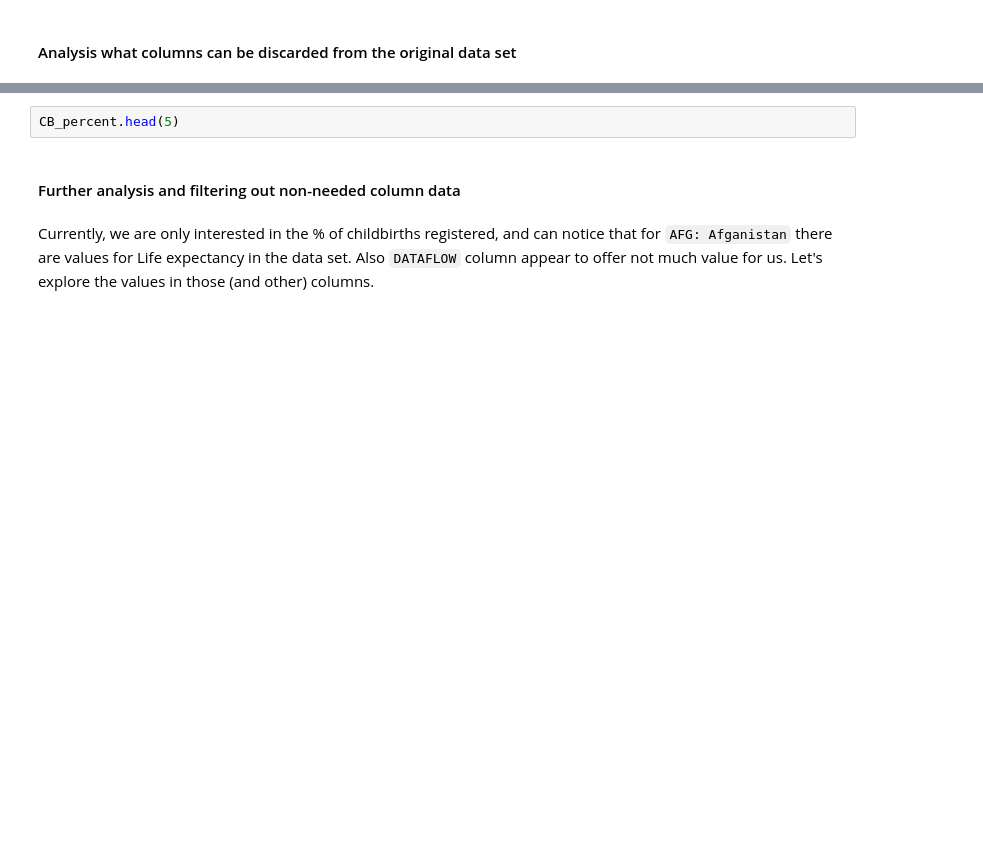
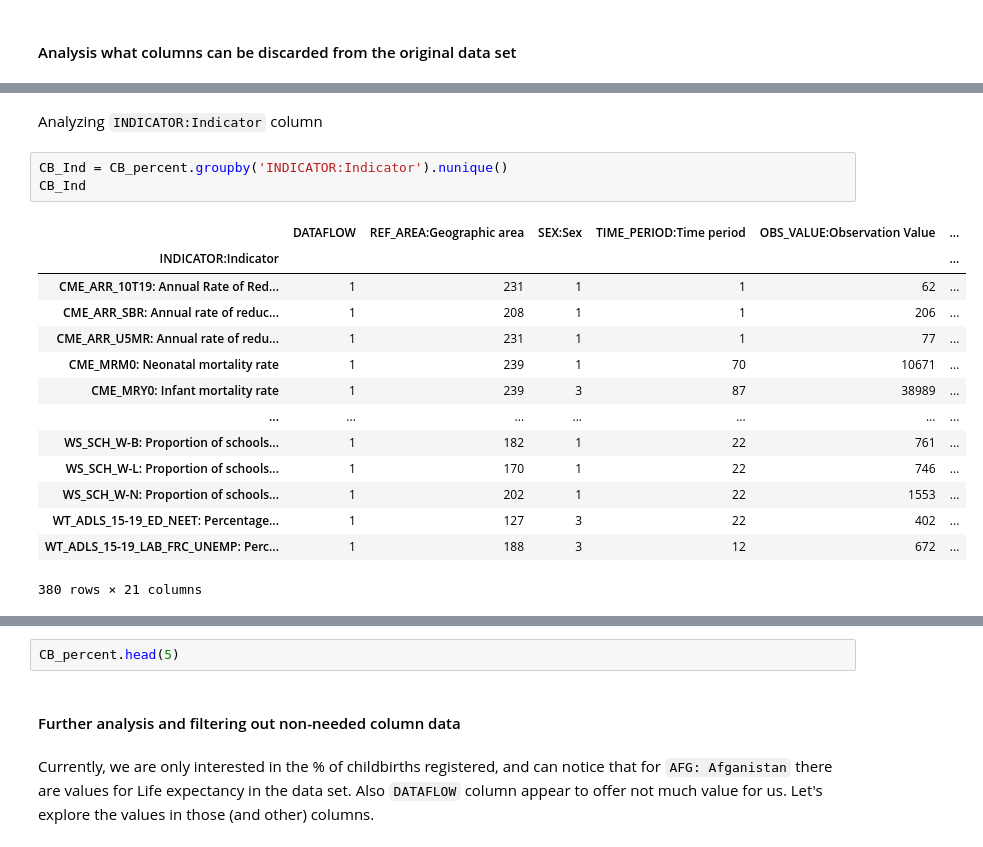
Before and after one commit to BorisMoric/UCDPA_BorisMoric, a Jupyter notebook: DataSets/Project_2.ipynb, the cells around one changed output, grey strips where cells are left out. Saved outputs shown, nothing was run; the diff lists cells and outputs as text; blank space fills up the shorter version.

```diff
--- a/DataSets/Project_2.ipynb
+++ b/DataSets/Project_2.ipynb
@@ -104,3 +359,23 @@ CB_percent.groupby('AGE:Current age').nunique()
 - `REF_PERIOD:Reference Period` column contains two unique values *2000-2019* and *2000-2020*
 - `COVERAGE_TIME:The period of time for which data are provided` column contains 377 unique values for the time period data points are provided.
 - `AGE:Current age` column indicates the age range of population counted and contains 29 unique values.
+# %% [markdown]
+Analyzing `INDICATOR:Indicator` column
+# %%
+CB_Ind = CB_percent.groupby('INDICATOR:Indicator').nunique()
+CB_Ind
+# %% [output]
+|  | DATAFLOW | REF_AREA:Geographic area | SEX:Sex | TIME_PERIOD:Time period | OBS_VALUE:Observation Value | ... |
+| INDICATOR:Indicator |  |  |  |  |  | ... |
+| CME_ARR_10T19: Annual Rate of Red... | 1 | 231 | 1 | 1 | 62 | ... |
+| CME_ARR_SBR: Annual rate of reduc... | 1 | 208 | 1 | 1 | 206 | ... |
+| CME_ARR_U5MR: Annual rate of redu... | 1 | 231 | 1 | 1 | 77 | ... |
+| CME_MRM0: Neonatal mortality rate | 1 | 239 | 1 | 70 | 10671 | ... |
+| CME_MRY0: Infant mortality rate | 1 | 239 | 3 | 87 | 38989 | ... |
+| ... | ... | ... | ... | ... | ... | ... |
+| WS_SCH_W-B: Proportion of schools... | 1 | 182 | 1 | 22 | 761 | ... |
+| WS_SCH_W-L: Proportion of schools... | 1 | 170 | 1 | 22 | 746 | ... |
+| WS_SCH_W-N: Proportion of schools... | 1 | 202 | 1 | 22 | 1553 | ... |
+| WT_ADLS_15-19_ED_NEET: Percentage... | 1 | 127 | 3 | 22 | 402 | ... |
+| WT_ADLS_15-19_LAB_FRC_UNEMP: Perc... | 1 | 188 | 3 | 12 | 672 | ... |
+380 rows × 21 columns
```
Also changed, not shown: parts of 65 cells of this notebook, 1 other file.
